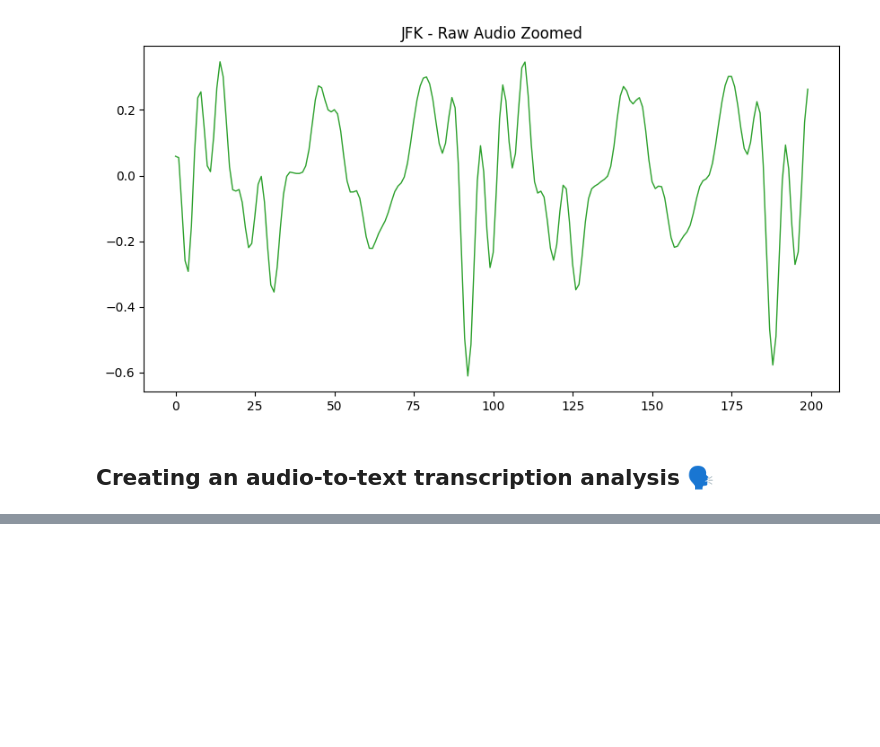
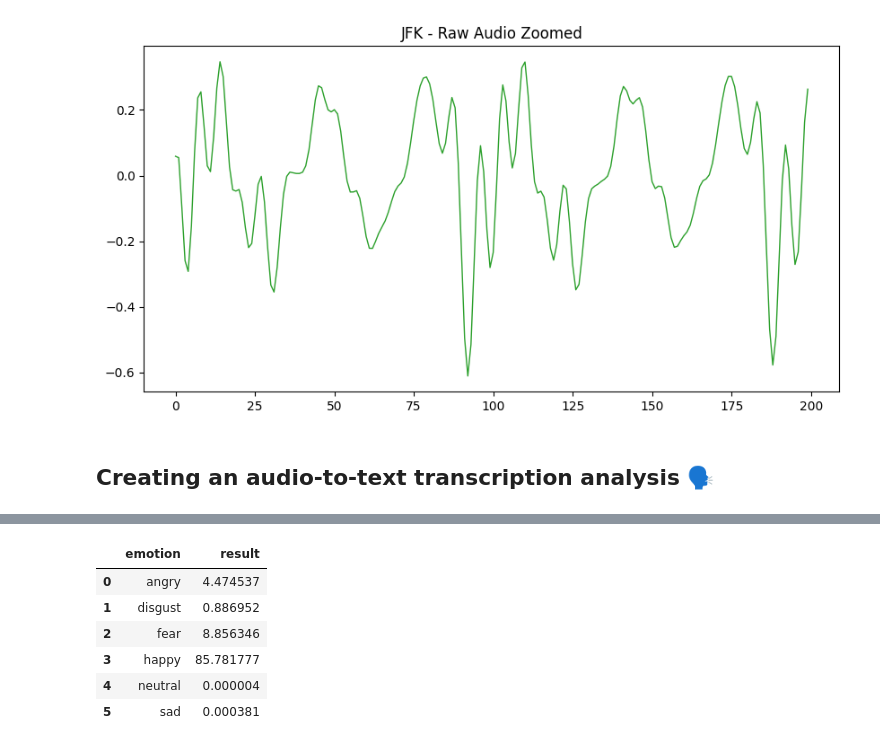
Before and after one commit to NeuroQuestAi/neuroquest-examples, a Jupyter notebook: products/spectrum/notebooks/Spectrum-JFK.ipynb, the cells around one changed output, grey strips where cells are left out. Cells and saved outputs as stored; diff of their text form; code cells hidden in the pictures; blank space fills up the shorter version.

```diff
--- a/products/spectrum/notebooks/Spectrum-JFK.ipynb
+++ b/products/spectrum/notebooks/Spectrum-JFK.ipynb
@@ -56,0 +104,10 @@ audio_to_text
+# %%
+pd.DataFrame(audio_emotions)
+# %% [output]
+|  | emotion | result |
+| 0 | angry | 4.474537 |
+| 1 | disgust | 0.886952 |
+| 2 | fear | 8.856346 |
+| 3 | happy | 85.781777 |
+| 4 | neutral | 0.000004 |
+| 5 | sad | 0.000381 |
```
Also changed, not shown: parts of 15 cells of this notebook, 3 other files.
